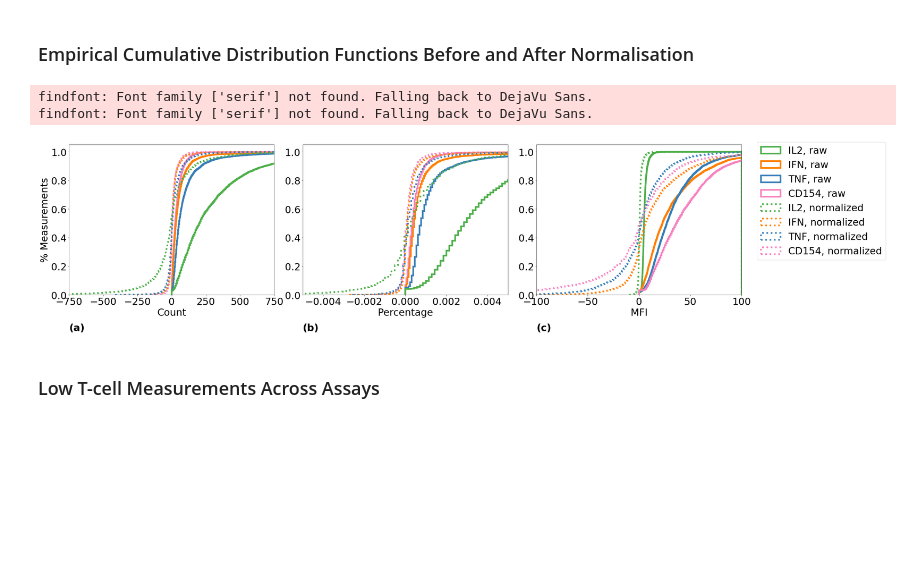
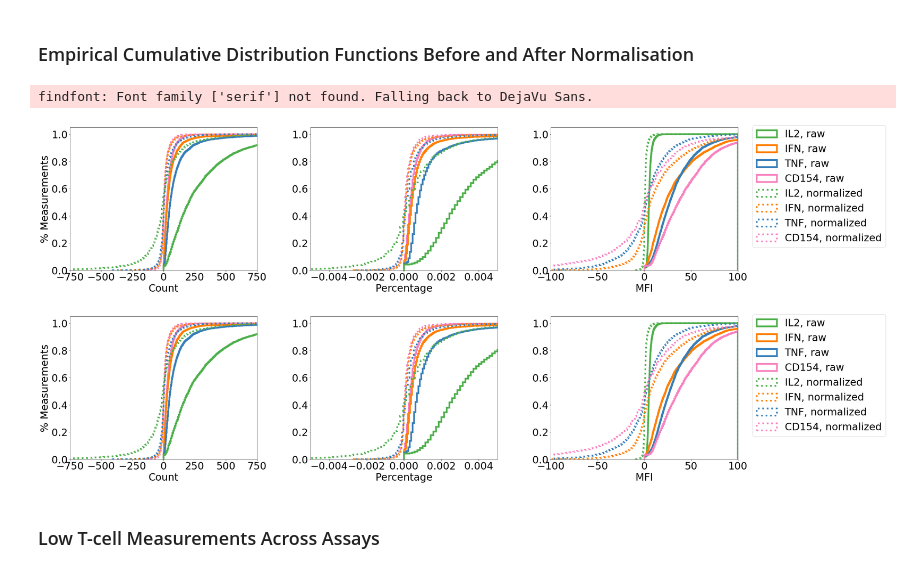
Before and after one commit to i6092467/t-cells-response-sars-cov-2, a Jupyter notebook: diagnostics.ipynb, the cells around one changed output. Saved outputs shown, nothing was run; the diff lists cells and outputs as text; code cells hidden in the pictures; blank space fills up the shorter version.

Commit message:
plotting changes for editable pdf files; padding

```diff
--- a/diagnostics.ipynb
+++ b/diagnostics.ipynb
@@ -13,9 +13,13 @@ import re
 import pandas as pd
 from pandas import read_csv
 
+import matplotlib
 import matplotlib.pyplot as plt
 CB_COLOR_CYCLE = ['#377eb8', '#ff7f00', '#4daf4a', '#f781bf', '#a65628', '#984ea3', '#999999', '#e41a1c',
                   '#dede00']
+matplotlib.rcParams['pdf.fonttype'] = 42
+matplotlib.rcParams['ps.fonttype'] = 42
+
 
 import seaborn as sns
 
@@ -359,12 +363,15 @@ findfont: Font family ['serif'] not found. Falling back to DejaVu Sans.
 # %%
 # Empirical CDFs
 plot_assay_ecdfs(rdata=rdata, rdata_cols=rdata_cols, ndata=ndata, ndata_cols=ndata_cols,
                  ndata_mfi=ndata_mfi, ndata_cols_mfi=ndata_cols_mfi, bins=1000,
                  savedir='figures/ecdfs_assays.svg')
+plot_assay_ecdfs(rdata=rdata, rdata_cols=rdata_cols, ndata=ndata, ndata_cols=ndata_cols,
+                 ndata_mfi=ndata_mfi, ndata_cols_mfi=ndata_cols_mfi, bins=1000,
+                 savedir='figures/ecdfs_assays.pdf')
 # %% [output]
 findfont: Font family ['serif'] not found. Falling back to DejaVu Sans.
-findfont: Font family ['serif'] not found. Falling back to DejaVu Sans.
-[figure, old version]
+[figure, new version]
+[figure, added]
 # %% [markdown]
 ### Low T-cell Measurements Across Assays
 # %% [markdown]
```
Also changed, not shown: 4 other files.
